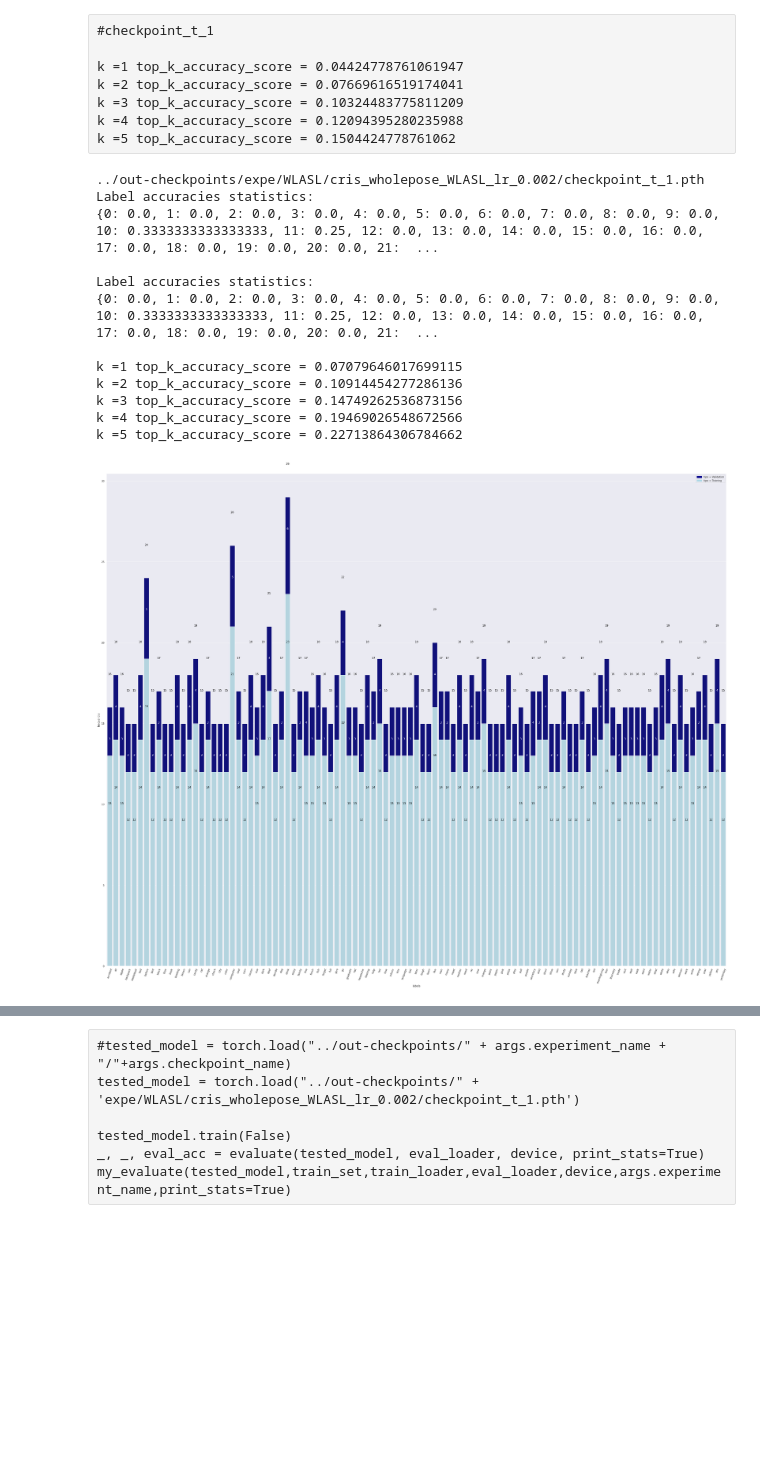
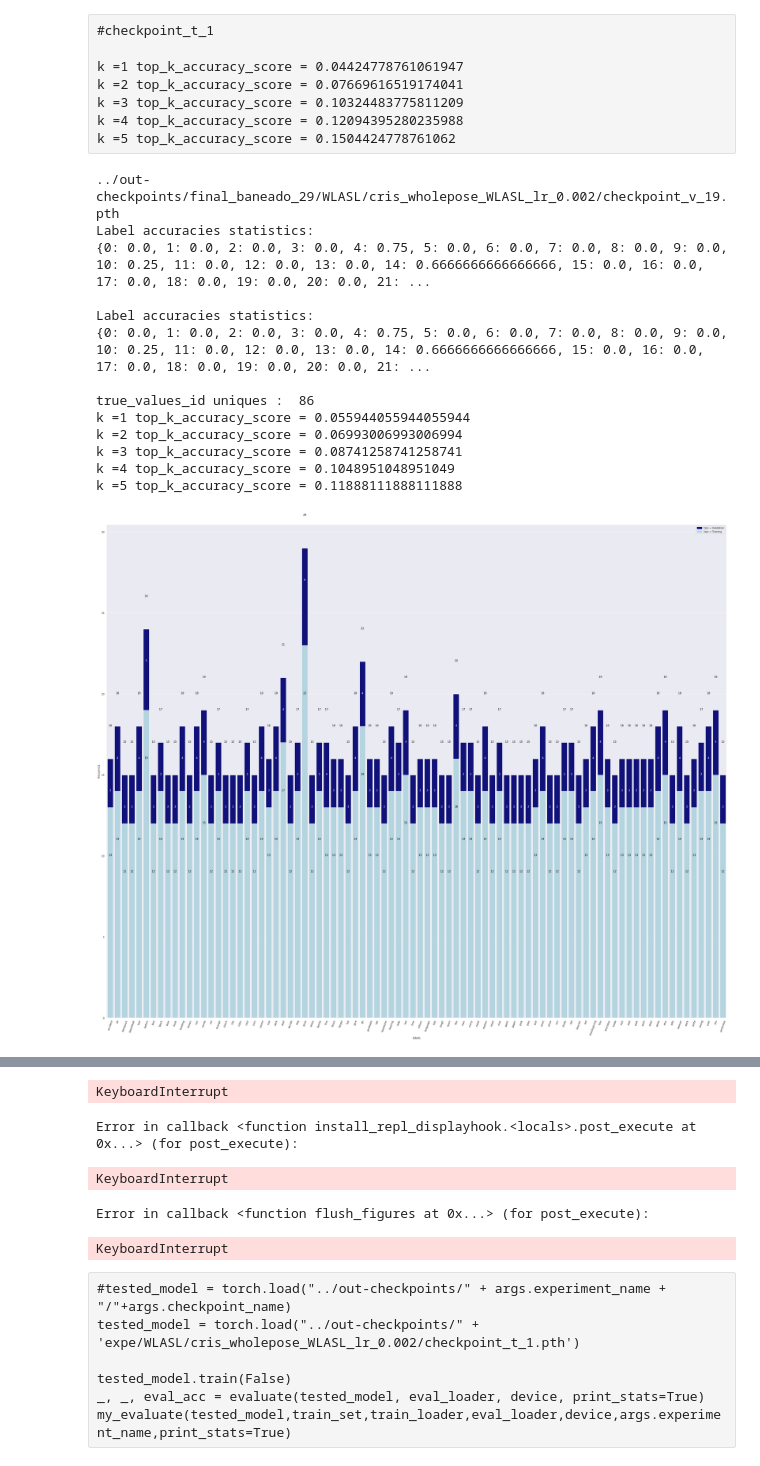
Before and after one commit to JoeNatan30/Spoter-SL, a Jupyter notebook: Codes/evaluate_server.ipynb, the cells around one changed output, grey strips where cells are left out. Drawn from its saved outputs; the diff is of its cells as text; code cells hidden in the pictures; blank space fills up the shorter version.

```diff
--- a/Codes/evaluate_server.ipynb
+++ b/Codes/evaluate_server.ipynb
@@ -38,9 +38,9 @@ class args:
         self.seed = 379
         self.training_set_path = '../../../joe/ConnectingPoints/split/WLASL--wholepose-Train.hdf5'
         self.testing_set_path = '../../../joe/ConnectingPoints/split/WLASL--wholepose-Val.hdf5'
-        self.experiment_name = 'expe/WLASL/cris_wholepose_WLASL_lr_0.002'
+        self.experiment_name = 'out-checkpoints/final_baneado_29/WLASL/cris_wholepose_WLASL_lr_0.002'
         self.keypoints_model = 'wholepose'
-        self.checkpoint_name = 'checkpoint_t_1.pth'
+        self.checkpoint_name = 'checkpoint_v_19.pth'
         self.gaussian_mean  = 0
         self.gaussian_std  =0.001
 
@@ -179,24 +180,25 @@ k =3 top_k_accuracy_score = 0.10324483775811209
 k =4 top_k_accuracy_score = 0.12094395280235988
 k =5 top_k_accuracy_score = 0.1504424778761062
 # %%
-print("../out-checkpoints/" + args.experiment_name + "/"+args.checkpoint_name)
-tested_model = torch.load("../out-checkpoints/" + args.experiment_name + "/"+args.checkpoint_name)
+print("../"+args.experiment_name + "/"+args.checkpoint_name)
+tested_model = torch.load("../"+args.experiment_name + "/"+args.checkpoint_name)
 #tested_model = torch.load("../out-checkpoints/" + 'expe/WLASL/cris_wholepose_WLASL_lr_0.002/checkpoint_v_1.pth')
 
 tested_model.train(False)
 _, _, eval_acc = evaluate(tested_model, eval_loader, device, print_stats=True)
 my_evaluate(tested_model,train_set,train_loader,eval_loader,device,args.experiment_name,print_stats=True)
 # %% [output]
-../out-checkpoints/expe/WLASL/cris_wholepose_WLASL_lr_0.002/checkpoint_t_1.pth
+../out-checkpoints/final_baneado_29/WLASL/cris_wholepose_WLASL_lr_0.002/checkpoint_v_19.pth
 Label accuracies statistics:
-{0: 0.0, 1: 0.0, 2: 0.0, 3: 0.0, 4: 0.0, 5: 0.0, 6: 0.0, 7: 0.0, 8: 0.0, 9: 0.0, 10: 0.3333333333333333, 11: 0.25, 12: 0.0, 13: 0.0, 14: 0.0, 15: 0.0, 16: 0.0, 17: 0.0, 18: 0.0, 19: 0.0, 20: 0.0, 21:  ...
+{0: 0.0, 1: 0.0, 2: 0.0, 3: 0.0, 4: 0.75, 5: 0.0, 6: 0.0, 7: 0.0, 8: 0.0, 9: 0.0, 10: 0.25, 11: 0.0, 12: 0.0, 13: 0.0, 14: 0.6666666666666666, 15: 0.0, 16: 0.0, 17: 0.0, 18: 0.0, 19: 0.0, 20: 0.0, 21: ...
 
 Label accuracies statistics:
-{0: 0.0, 1: 0.0, 2: 0.0, 3: 0.0, 4: 0.0, 5: 0.0, 6: 0.0, 7: 0.0, 8: 0.0, 9: 0.0, 10: 0.3333333333333333, 11: 0.25, 12: 0.0, 13: 0.0, 14: 0.0, 15: 0.0, 16: 0.0, 17: 0.0, 18: 0.0, 19: 0.0, 20: 0.0, 21:  ...
+{0: 0.0, 1: 0.0, 2: 0.0, 3: 0.0, 4: 0.75, 5: 0.0, 6: 0.0, 7: 0.0, 8: 0.0, 9: 0.0, 10: 0.25, 11: 0.0, 12: 0.0, 13: 0.0, 14: 0.6666666666666666, 15: 0.0, 16: 0.0, 17: 0.0, 18: 0.0, 19: 0.0, 20: 0.0, 21: ...
 
-k =1 top_k_accuracy_score = 0.07079646017699115
-k =2 top_k_accuracy_score = 0.10914454277286136
-k =3 top_k_accuracy_score = 0.14749262536873156
-k =4 top_k_accuracy_score = 0.19469026548672566
-k =5 top_k_accuracy_score = 0.22713864306784662
+true_values_id uniques :  86
+k =1 top_k_accuracy_score = 0.055944055944055944
+k =2 top_k_accuracy_score = 0.06993006993006994
+k =3 top_k_accuracy_score = 0.08741258741258741
+k =4 top_k_accuracy_score = 0.1048951048951049
+k =5 top_k_accuracy_score = 0.11888111888111888
-[figure, old version]
+[figure, new version]
@@ -205,3 +205,8 @@ k =5 top_k_accuracy_score = 0.22713864306784662
+KeyboardInterrupt
+Error in callback <function install_repl_displayhook.<locals>.post_execute at 0x...> (for post_execute):
+KeyboardInterrupt
+Error in callback <function flush_figures at 0x...> (for post_execute):
+KeyboardInterrupt
 # %% [raw]
 #tested_model = torch.load("../out-checkpoints/" + args.experiment_name + "/"+args.checkpoint_name)
 tested_model = torch.load("../out-checkpoints/" + 'expe/WLASL/cris_wholepose_WLASL_lr_0.002/checkpoint_t_1.pth')
```
Also changed, not shown: parts of 4 cells of this notebook, 1 other file.
